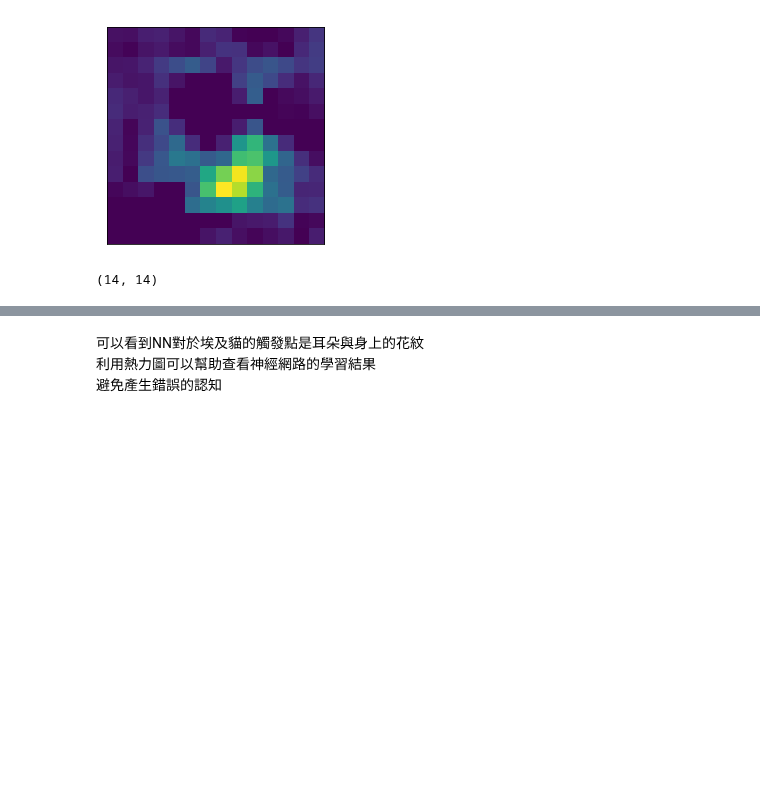
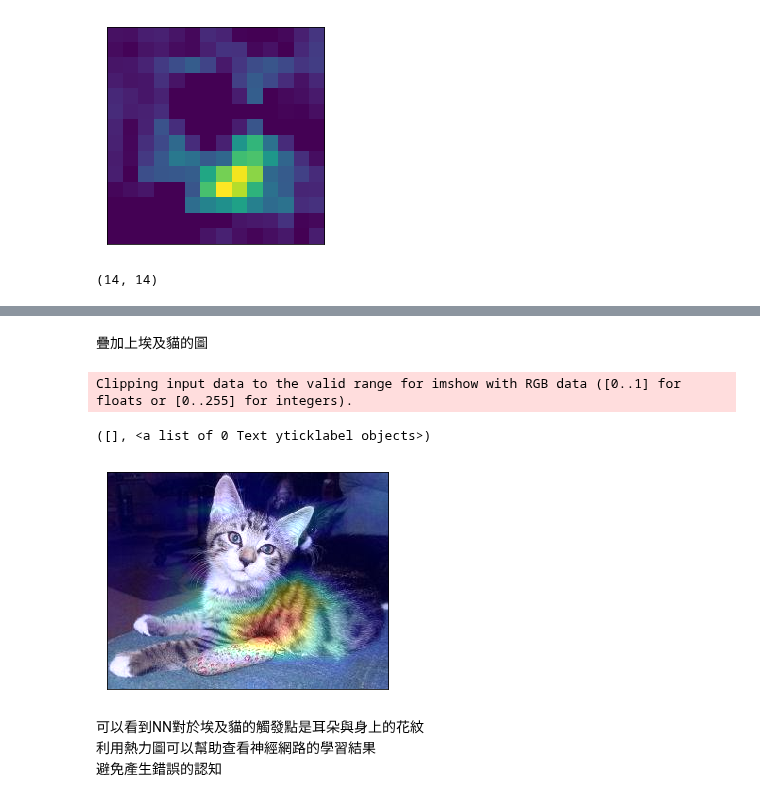
Before and after one commit to Leolewis5/Machine_Learning, a Jupyter notebook: Keras/6. see-NN-what-to-see.ipynb, the cells around one changed output, grey strips where cells are left out. Cells and saved outputs as stored; diff of their text form; code cells hidden in the pictures; blank space fills up the shorter version.

```diff
--- a/Keras/6. see-NN-what-to-see.ipynb
+++ b/Keras/6. see-NN-what-to-see.ipynb
@@ -328,3 +325,16 @@ Clipping input data to the valid range for imshow with RGB data ([0..1] for floa
+# %% [markdown]
+疊加上埃及貓的圖
+# %%
+img= cv.cvtColor(img,cv.COLOR_BGR2RGB)
+superimposed_img = heatmapshow * 0.3 + img
+
+plt.imshow(superimposed_img/255)
+plt.xticks([])
+plt.yticks([])
+# %% [output]
+Clipping input data to the valid range for imshow with RGB data ([0..1] for floats or [0..255] for integers).
+([], <a list of 0 Text yticklabel objects>)
+[figure, added]
 # %% [markdown]
 可以看到NN對於埃及貓的觸發點是耳朵與身上的花紋
 利用熱力圖可以幫助查看神經網路的學習結果
```
Also changed, not shown: parts of 7 cells of this notebook.
